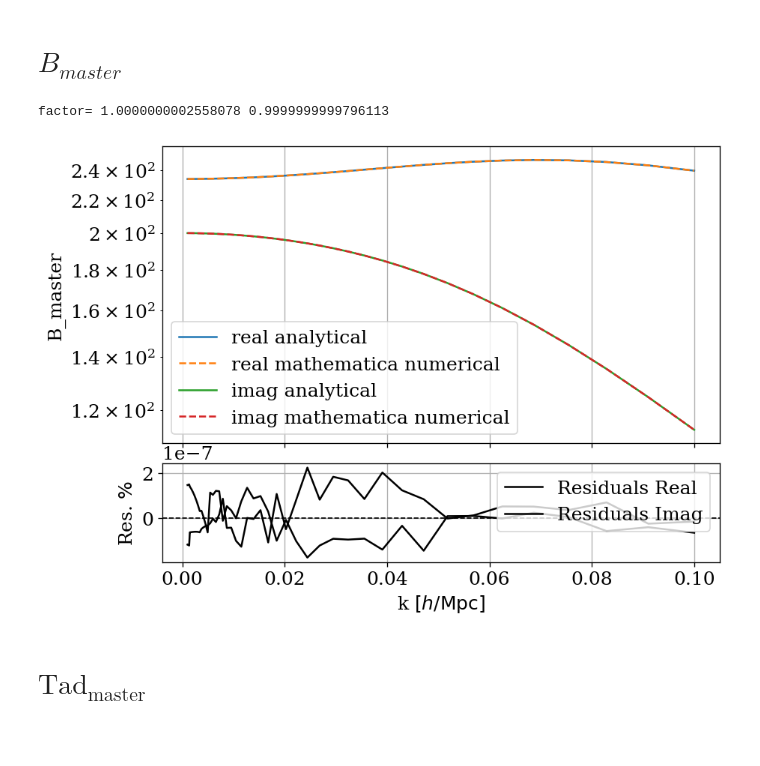
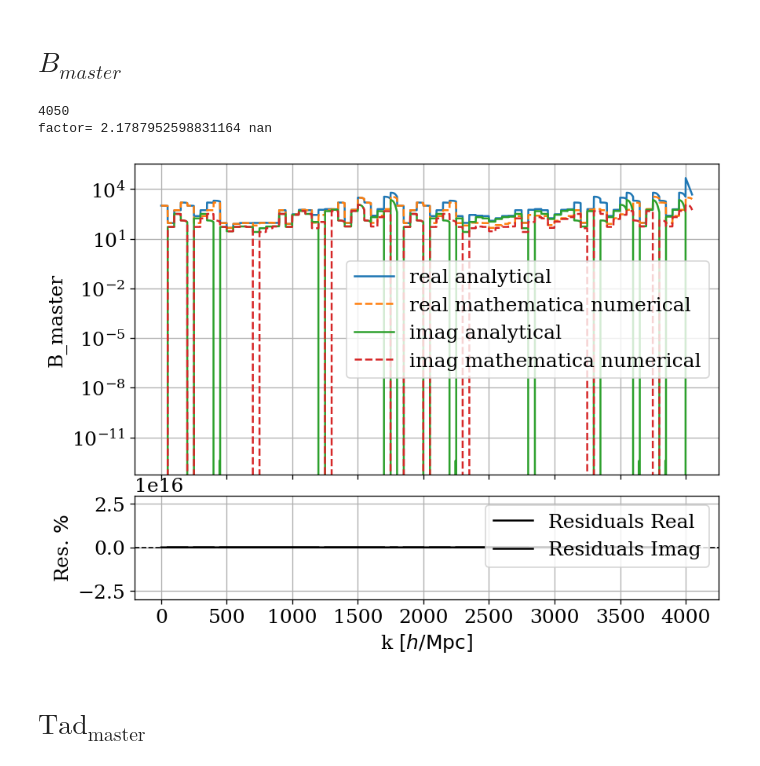
Before and after one commit to Fynn1410/class-bispectrum-png, a Jupyter notebook: notebooks/One-Loop-Bispectrum-Loops-Integrals_Test.ipynb, the cells around one changed output. Drawn from its saved outputs; the diff is of its cells as text; code cells hidden in the pictures; blank space fills up the shorter version.

```diff
--- a/notebooks/One-Loop-Bispectrum-Loops-Integrals_Test.ipynb
+++ b/notebooks/One-Loop-Bispectrum-Loops-Integrals_Test.ipynb
@@ -74,10 +74,11 @@ def compare_integrals(x1, x2, y1real, y1imag, y2real, y2imag, ylabel):
     # Residual plot (same x-axis)
     ax2 = fig.add_subplot(gs[1], sharex=ax1)  # Shares x-axis with ax1
     ax2.axhline(0, color='black', linestyle='--', linewidth=1)
-    ax2.plot(x1, residuals_real, color='black', label="Residuals Real")
-    ax2.plot(x1, residuals_imag, color='black', label="Residuals Imag")
+    ax2.plot(x1, (residuals_real), color='black', label="Residuals Real")
+    ax2.plot(x1, (residuals_imag), color='black', label="Residuals Imag")
     ax2.set_xlabel(rf"k $\left[h/\mathrm{{Mpc}}\right]$")
     ax2.set_ylabel(r"Res. $\%$")
+    #ax2.set_yscale("log")
     ax2.legend()
     ax2.grid()
 # %% [markdown]
@@ -102,10 +103,12 @@ def chi2(y1, y2, idxs):
 
     return chi, 1
 # %%
-k2_peak_n = np.array([0, -3.4e-2, -1e-3, -7.6e-5, -1.56e-5])*h**2
-k2_UV_n = np.array([1e-4, 6.9e-2, 8.2e-3, 1.3e-3, 1.35e-5])*h**2 # original
+k2_peak_n = np.array([0., -3.4e-2, -1e-3, -7.6e-5, -1.56e-5, -3.4e-2, -1e-3, -7.6e-5, -1.56e-5, 0.])*h**2
+k2_UV_n = np.array([1e-4, 6.9e-2, 8.2e-3, 1.3e-3, 1.35e-5, -6.9e-2, -8.2e-3, -1.3e-3, -1.35e-5, 0.])*h**2 # original
 
 M_n = -k2_peak_n + 1j*k2_UV_n
+M_n[0] = 1e-4 + 1j*0.
+M_n[5] = 1e-4 + 1j*0.
 # %%
 k_size = 50
 z_size = 1
@@ -122,35 +125,50 @@ z = np.linspace(0, 1, z_size)
 # %%
 B_master_arr = np.zeros(k_size, dtype=complex)
 
 M1_idx = 2
-M2_idx = 4
+M2_idx = 8
 
 # Fill the array using the CLASS implementation
-for idx, k_in in enumerate(k):
+#for idx, k_in in enumerate(k):
+#    B_master_arr[idx] = LambdaCDM.get_B_master(k_in**2, M_n[M1_idx], M_n[M2_idx])
+
+# read Mathematica file
+B_master_mathematica = np.array(pd.read_csv(dir+"/B_master_integral/B_master_mathematica_mutliindex.csv", names=["k", "M1", "M2", "Real", "Imag"]))
+
+M1_arr = B_master_mathematica[:,0]
+M2_arr = B_master_mathematica[:,1]
+k_math = B_master_mathematica[:,2]
+B_math_real = B_master_mathematica[:,3]
+B_math_imag = B_master_mathematica[:,4]
+
+k_len = len(k_math)
+M1_len = len(M1_arr)
+M2_len = len(M2_arr)
+print(k_len)
+
+B_master_arr = np.zeros(k_len, dtype=complex)
+x = np.arange(k_len)
+
+for idx in range(k_len):
+    k_in = k_math[idx]
+    M1_idx = int(M1_arr[idx])
+    M2_idx = int(M2_arr[idx])
     B_master_arr[idx] = LambdaCDM.get_B_master(k_in**2, M_n[M1_idx], M_n[M2_idx])
 
-# read Mathematica file
-B_master_mathematica = np.array(pd.read_csv(dir+"/B_master_integral/B_master_mathematica.csv", names=["k", "Real", "Imag"]))
-k_math = B_master_mathematica[:,0]
-B_math_real = B_master_mathematica[:,1]
-B_math_imag = B_master_mathematica[:,2]
 
-
-
-x1 = k/h
+#x1 = k/h
 x2 = k_math/h
 y1real = B_master_arr.real
 y1imag = B_master_arr.imag
 y2real = B_math_real
 y2imag = B_math_imag
 ylabel = "B_master"
 
-chi2(y1real, y2real, "")
-chi2(y1imag, y2imag, "")
-compare_integrals(x1, x2, y1real, y1imag, y2real, y2imag, ylabel)
+compare_integrals(x, x, y1real, y1imag, y2real, y2imag, ylabel)
 # %% [output]
-factor= 1.0000000002558078 0.9999999999796113
+4050
+factor= 2.1787952598831164 nan
-[figure, old version]
+[figure, new version]
 # %% [markdown]
 # $\text{Tad}_\text{master}$
 # %%
```
Also changed, not shown: parts of 13 cells of this notebook, 5 other files.
